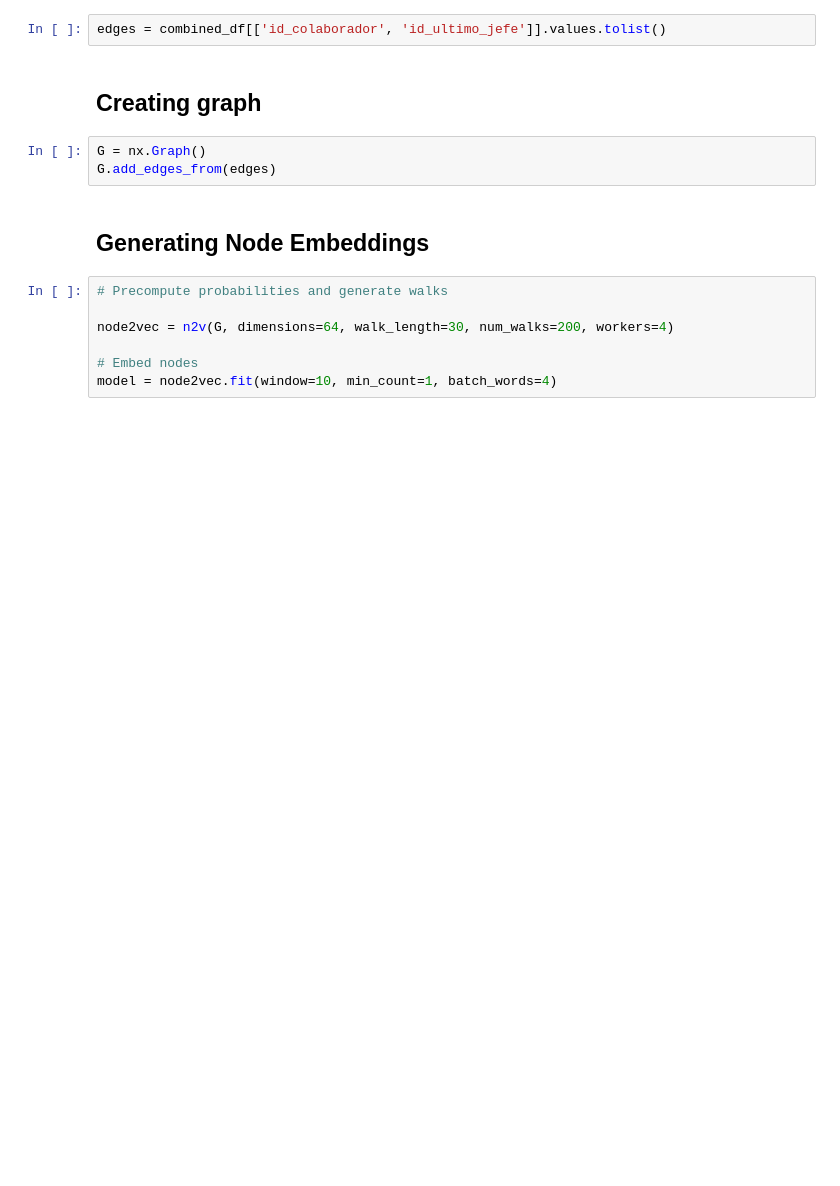
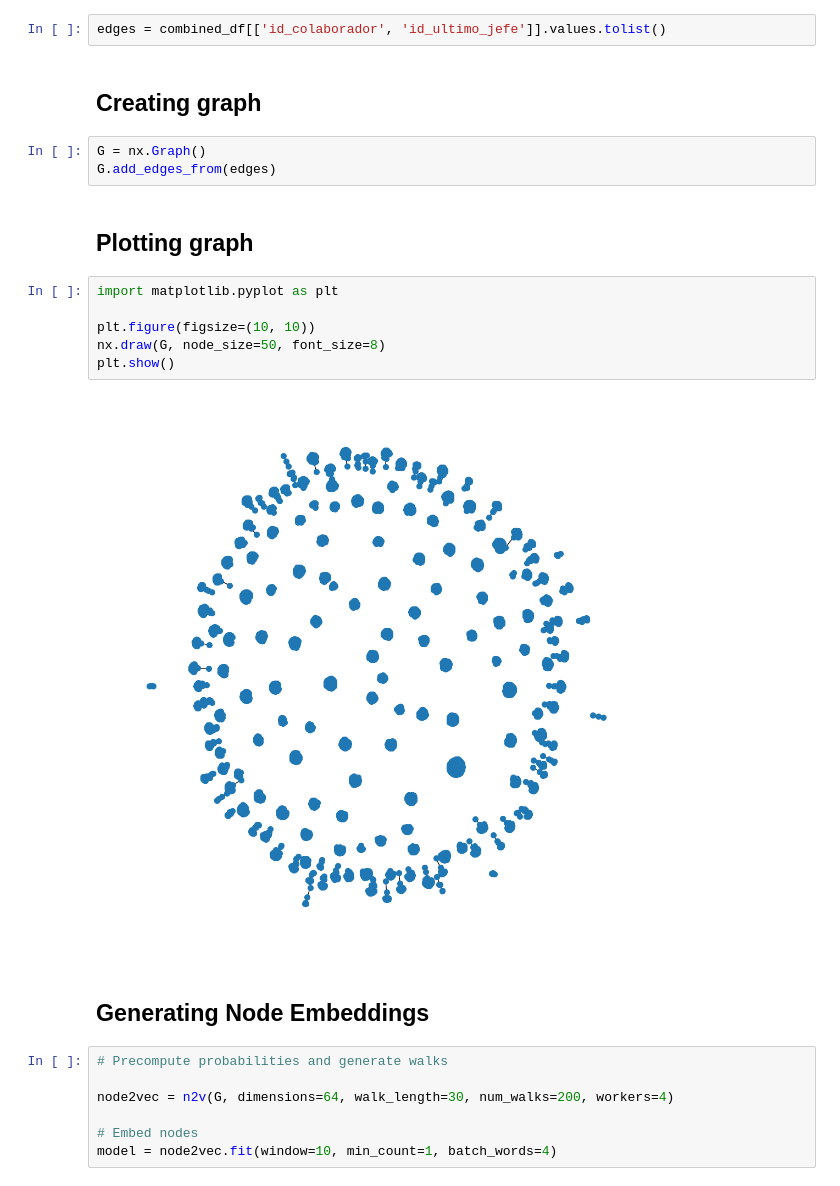
Before and after one commit to Wiferpagri/High-Performance-Employee-Resign-Prediction, a Jupyter notebook: notebooks/4.0-wfp-node-generation.ipynb, the cells around one changed output. Saved outputs shown, nothing was run; the diff lists cells and outputs as text; blank space fills up the shorter version.

```diff
--- a/notebooks/4.0-wfp-node-generation.ipynb
+++ b/notebooks/4.0-wfp-node-generation.ipynb
@@ -48,6 +48,16 @@ edges = combined_df[['id_colaborador', 'id_ultimo_jefe']].values.tolist()
 # %%
 G = nx.Graph()
 G.add_edges_from(edges)
+# %% [markdown]
+## Plotting graph
+# %%
+import matplotlib.pyplot as plt
+
+plt.figure(figsize=(10, 10))
+nx.draw(G, node_size=50, font_size=8)
+plt.show()
+# %% [output]
+[figure, added]
 # %% [markdown]
 ## Generating Node Embeddings
 # %%
```
Also changed, not shown: parts of 3 cells of this notebook.
